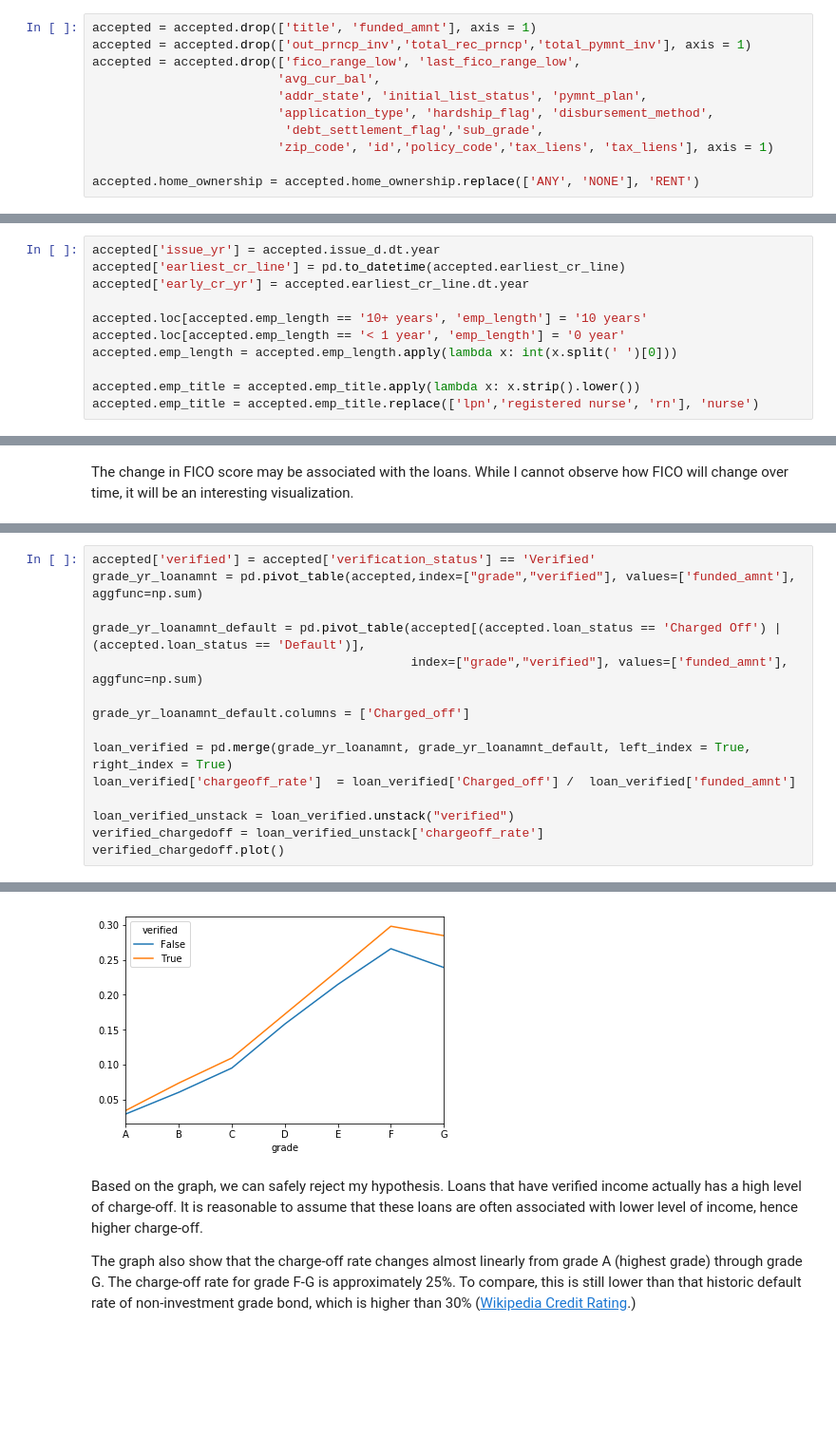
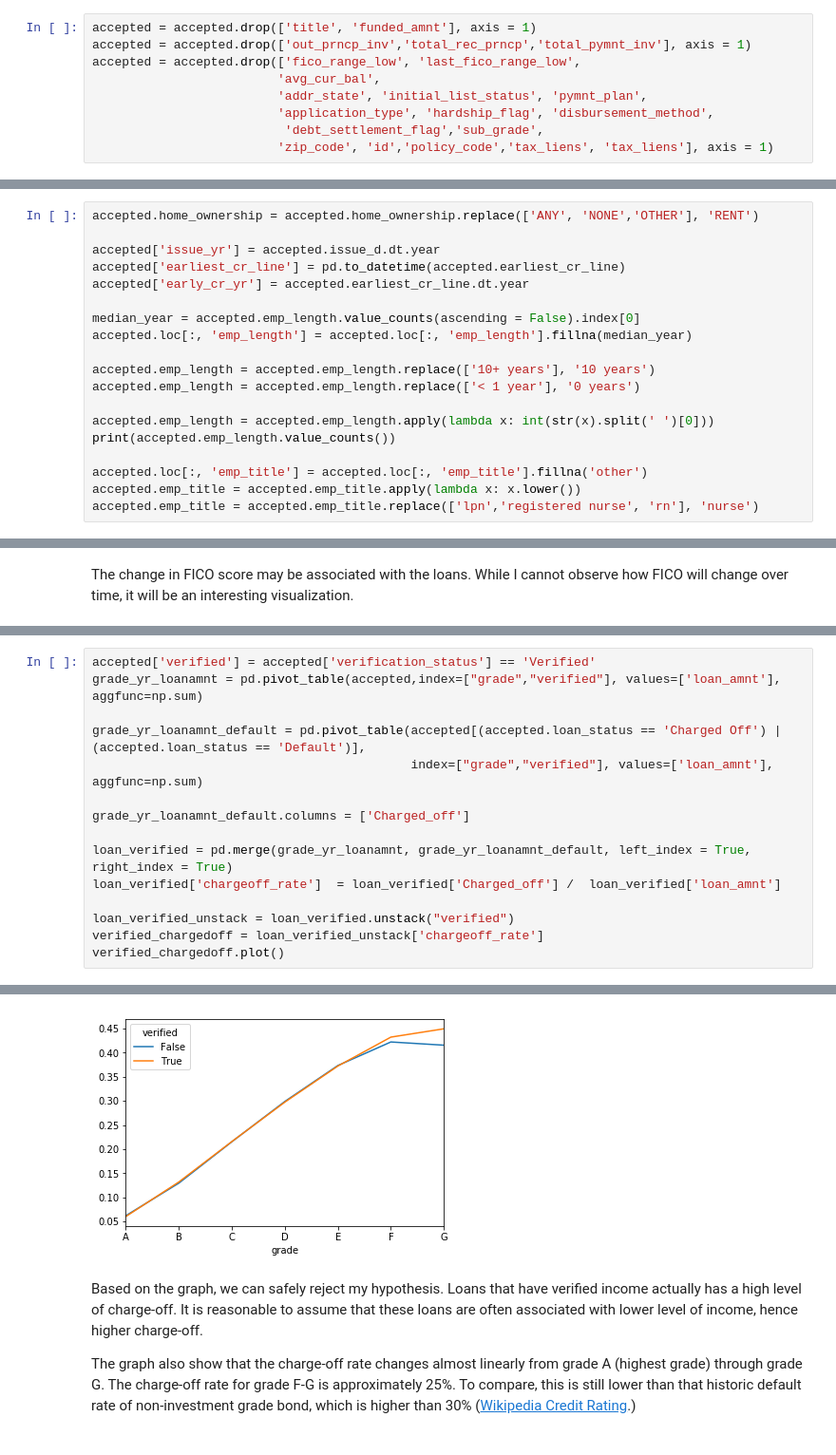
Before and after one commit to kpnam1989/Challenge, a Jupyter notebook: Lending Club Data - 4.ipynb, the cells around one changed output, grey strips where cells are left out. Shown at 95% size. Saved outputs shown, nothing was run; the diff lists cells and outputs as text; blank space fills up the shorter version.

```diff
--- a/Lending Club Data - 4.ipynb
+++ b/Lending Club Data - 4.ipynb
@@ -85,20 +75,26 @@ accepted = accepted.drop(['fico_range_low', 'last_fico_range_low',
                          'application_type', 'hardship_flag', 'disbursement_method',
                           'debt_settlement_flag','sub_grade',
                          'zip_code', 'id','policy_code','tax_liens', 'tax_liens'], axis = 1)
-
-accepted.home_ownership = accepted.home_ownership.replace(['ANY', 'NONE'], 'RENT')
 # %% [markdown]
 I transform a few variables into the date type for easier analysis later
 # %%
+accepted.home_ownership = accepted.home_ownership.replace(['ANY', 'NONE','OTHER'], 'RENT')
+
 accepted['issue_yr'] = accepted.issue_d.dt.year
 accepted['earliest_cr_line'] = pd.to_datetime(accepted.earliest_cr_line)
 accepted['early_cr_yr'] = accepted.earliest_cr_line.dt.year
 
-accepted.loc[accepted.emp_length == '10+ years', 'emp_length'] = '10 years'
-accepted.loc[accepted.emp_length == '< 1 year', 'emp_length'] = '0 year'
-accepted.emp_length = accepted.emp_length.apply(lambda x: int(x.split(' ')[0]))
+median_year = accepted.emp_length.value_counts(ascending = False).index[0]
+accepted.loc[:, 'emp_length'] = accepted.loc[:, 'emp_length'].fillna(median_year)
 
-accepted.emp_title = accepted.emp_title.apply(lambda x: x.strip().lower())
+accepted.emp_length = accepted.emp_length.replace(['10+ years'], '10 years')
+accepted.emp_length = accepted.emp_length.replace(['< 1 year'], '0 years')
+
+accepted.emp_length = accepted.emp_length.apply(lambda x: int(str(x).split(' ')[0]))
+print(accepted.emp_length.value_counts())
+
+accepted.loc[:, 'emp_title'] = accepted.loc[:, 'emp_title'].fillna('other')
+accepted.emp_title = accepted.emp_title.apply(lambda x: x.lower())
 accepted.emp_title = accepted.emp_title.replace(['lpn','registered nurse', 'rn'], 'nurse')
 # %% [markdown]
 # Exploration Questions
@@ -286,22 +278,22 @@ My hypothesis is that Lending Club tends to take the effort to verify a borrower
 I define that a loan is considered charge-off when the value of *loan_status* is Charged Off or Default. I can expand it to 90 days behind dues, but it does not make that large of a difference.
 # %%
 accepted['verified'] = accepted['verification_status'] == 'Verified'
-grade_yr_loanamnt = pd.pivot_table(accepted,index=["grade","verified"], values=['funded_amnt'], aggfunc=np.sum)
+grade_yr_loanamnt = pd.pivot_table(accepted,index=["grade","verified"], values=['loan_amnt'], aggfunc=np.sum)
 
 grade_yr_loanamnt_default = pd.pivot_table(accepted[(accepted.loan_status == 'Charged Off') | (accepted.loan_status == 'Default')],
-                                           index=["grade","verified"], values=['funded_amnt'], aggfunc=np.sum)
+                                           index=["grade","verified"], values=['loan_amnt'], aggfunc=np.sum)
 
 grade_yr_loanamnt_default.columns = ['Charged_off']
 
 loan_verified = pd.merge(grade_yr_loanamnt, grade_yr_loanamnt_default, left_index = True, right_index = True)
-loan_verified['chargeoff_rate']  = loan_verified['Charged_off'] /  loan_verified['funded_amnt']
+loan_verified['chargeoff_rate']  = loan_verified['Charged_off'] /  loan_verified['loan_amnt']
 
 loan_verified_unstack = loan_verified.unstack("verified")
 verified_chargedoff = loan_verified_unstack['chargeoff_rate']
 verified_chargedoff.plot()
 # %% [output]
 <matplotlib.axes._subplots.AxesSubplot at 0x...>
-[figure, old version]
+[figure, new version]
 # %% [markdown]
 Based on the graph, we can safely reject my hypothesis. Loans that have verified income actually has a high level of charge-off. It is reasonable to assume that these loans are often associated with lower level of income, hence higher charge-off.
 
```
Also changed, not shown: parts of 42 cells of this notebook.
